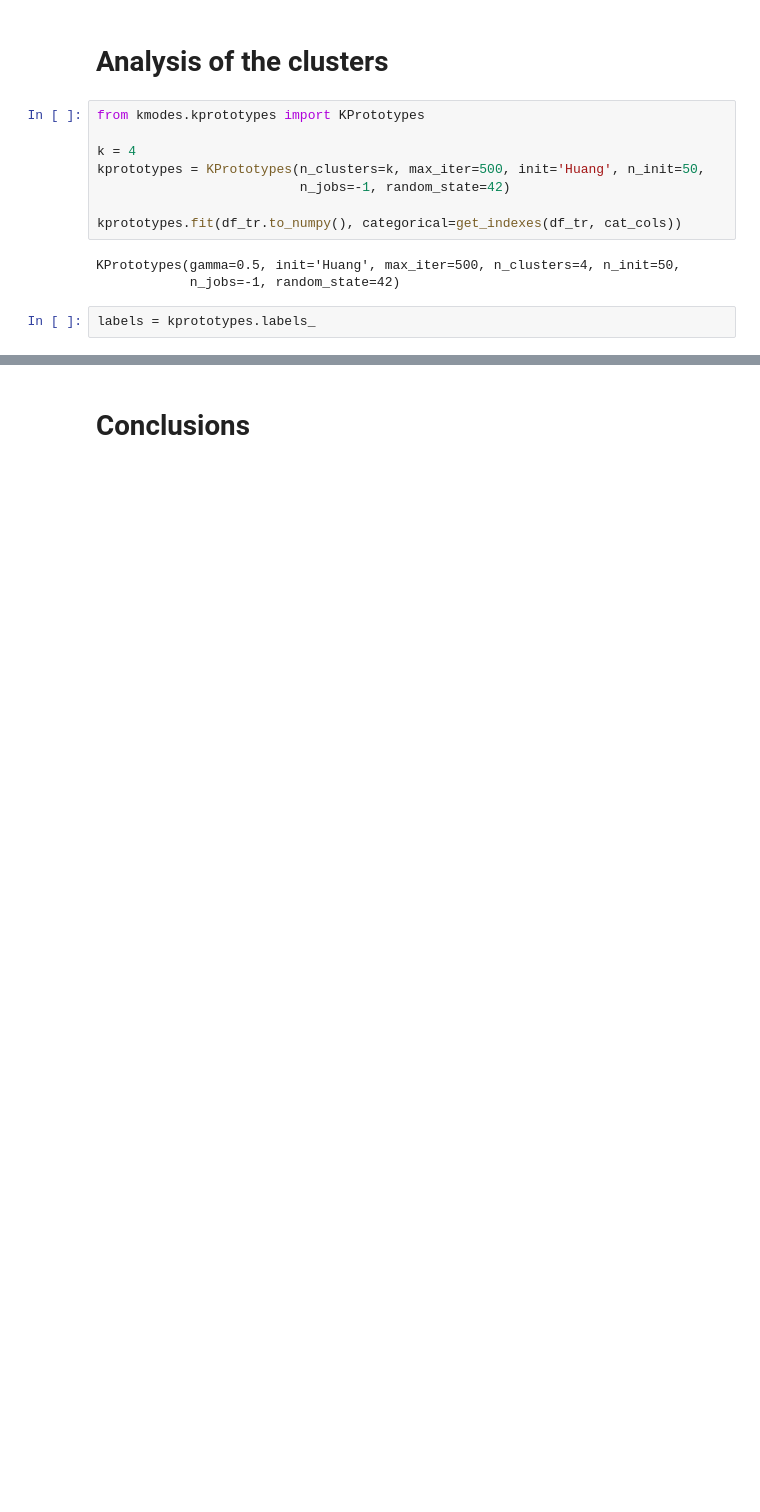
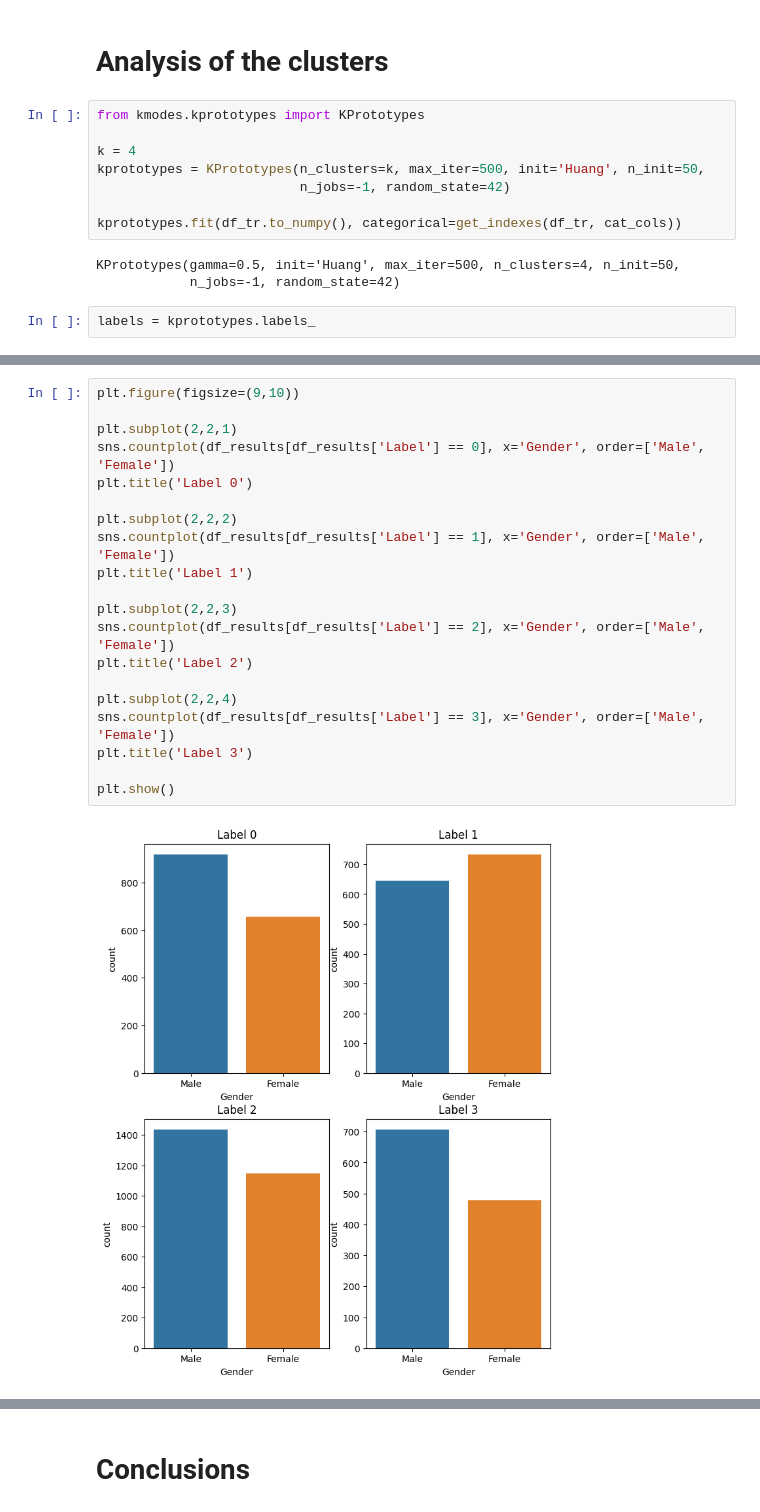
Before and after one commit to franklinzppa/customer-clusterization, a Jupyter notebook: customer-cluster.ipynb, the cells around one changed output, grey strips where cells are left out. Saved outputs shown, nothing was run; the diff lists cells and outputs as text; blank space fills up the shorter version.

```diff
--- a/customer-cluster.ipynb
+++ b/customer-cluster.ipynb
@@ -410,0 +319,22 @@ Index(['Gender', 'Ever_Married', 'Age', 'Graduated', 'Profession',
+# %%
+plt.figure(figsize=(9,10))
+
+plt.subplot(2,2,1)
+sns.countplot(df_results[df_results['Label'] == 0], x='Gender', order=['Male', 'Female'])
+plt.title('Label 0')
+
+plt.subplot(2,2,2)
+sns.countplot(df_results[df_results['Label'] == 1], x='Gender', order=['Male', 'Female'])
+plt.title('Label 1')
+
+plt.subplot(2,2,3)
+sns.countplot(df_results[df_results['Label'] == 2], x='Gender', order=['Male', 'Female'])
+plt.title('Label 2')
+
+plt.subplot(2,2,4)
+sns.countplot(df_results[df_results['Label'] == 3], x='Gender', order=['Male', 'Female'])
+plt.title('Label 3')
+
+plt.show()
+# %% [output]
+[figure, added]
```
Also changed, not shown: parts of 48 cells of this notebook.
